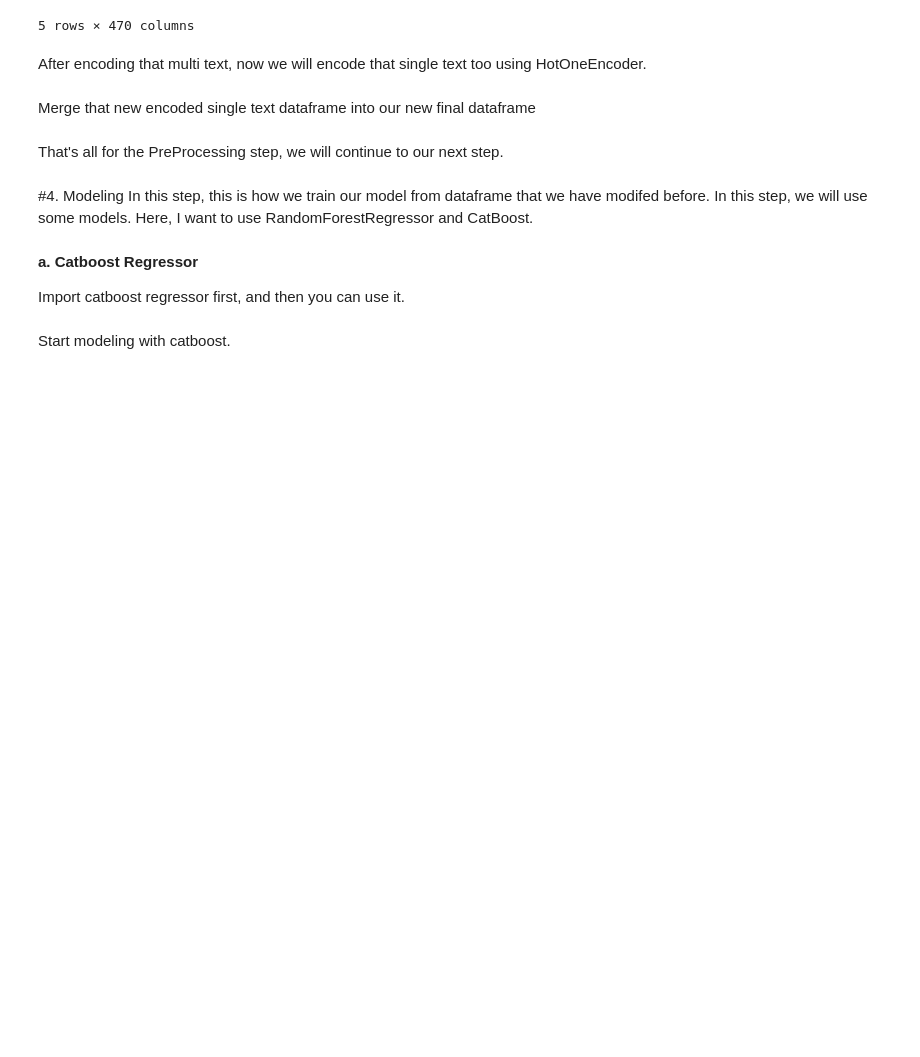
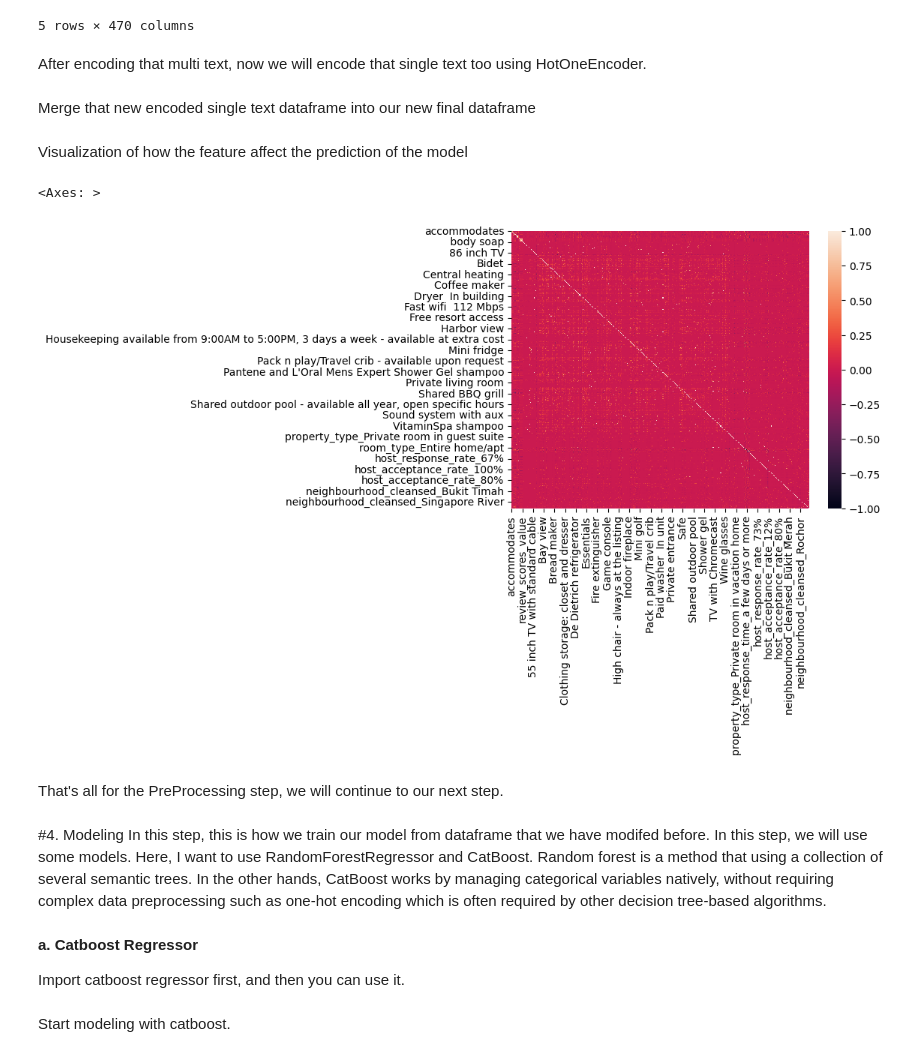
Before and after one commit to Jundannz/Airbnb-Price-Prediction, a Jupyter notebook: main.ipynb, the cells around one changed output. Cells and saved outputs as stored; diff of their text form; code cells hidden in the pictures; blank space fills up the shorter version.

Commit message:
data evaluation

```diff
--- a/main.ipynb
+++ b/main.ipynb
@@ -222,11 +221,18 @@ numeric_columns = x_train.select_dtypes(include=['int', 'float']).columns
 
 x_train_final = pd.concat([x_train[numeric_columns], ohe_train_df], axis=1)
 x_test_final = pd.concat([x_test[numeric_columns], ohe_test_df], axis=1)
+# %% [markdown]
+Visualization of how the feature affect the prediction of the model
+# %%
+sns.heatmap(x_train_final.corr())
+# %% [output]
+<Axes: >
+[figure, added]
 # %% [markdown]
 That's all for the PreProcessing step, we will continue to our next step.
 # %% [markdown]
 #4. Modeling
-In this step, this is how we train our model from dataframe that we have modifed before. In this step, we will use some models. Here, I want to use RandomForestRegressor and CatBoost.
+In this step, this is how we train our model from dataframe that we have modifed before. In this step, we will use some models. Here, I want to use RandomForestRegressor and CatBoost. Random forest is a method that using a collection of several semantic trees. In the other hands, CatBoost works by managing categorical variables natively, without requiring complex data preprocessing such as one-hot encoding which is often required by other decision tree-based algorithms.
 # %% [markdown]
 **a. Catboost Regressor**
 
```
Also changed, not shown: parts of 8 cells of this notebook.
